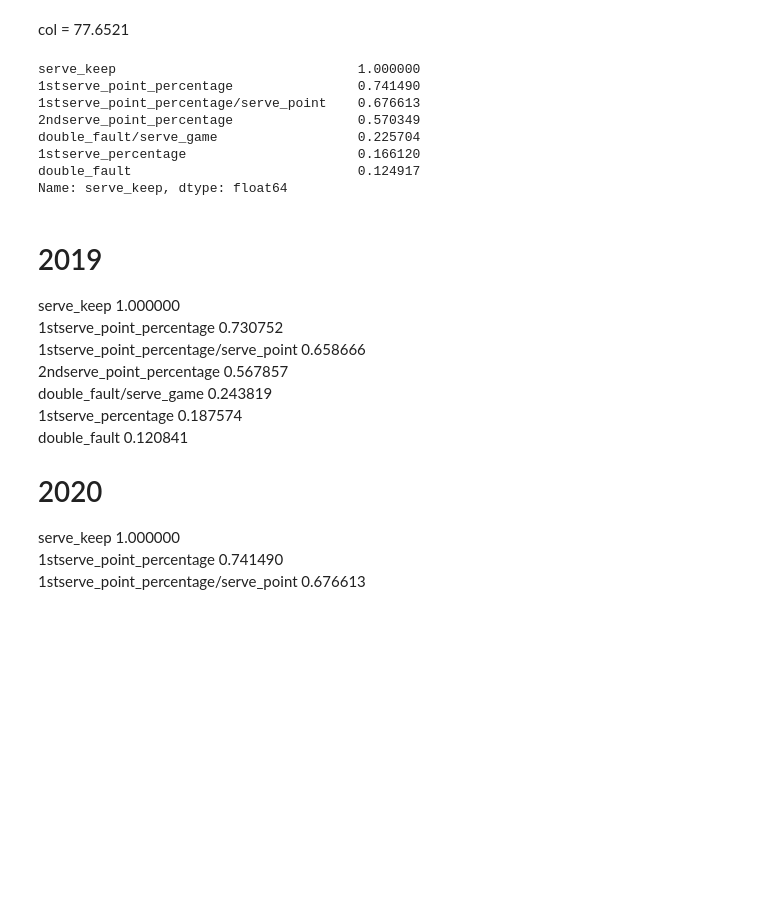
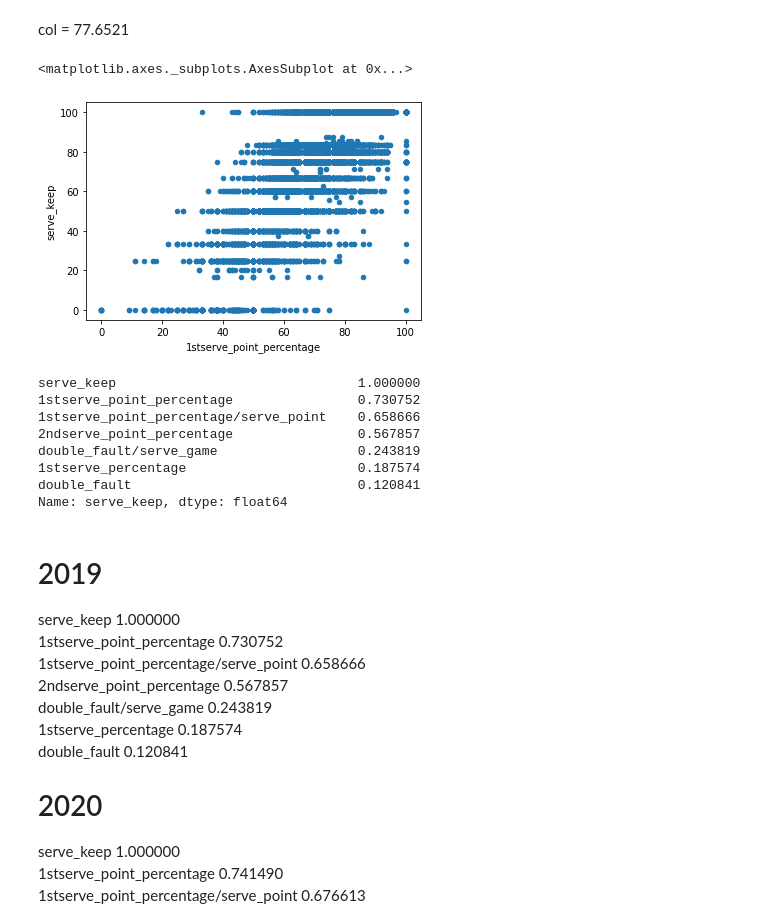
Before and after one commit to tomohitom/Tennis_Game_Analysis, a Jupyter notebook: tennis_stats_analysis/stats_analysis.ipynb, the cells around one changed output. Cells and saved outputs as stored; diff of their text form; code cells hidden in the pictures; blank space fills up the shorter version.

```diff
--- a/tennis_stats_analysis/stats_analysis.ipynb
+++ b/tennis_stats_analysis/stats_analysis.ipynb
@@ -9,7 +9,7 @@ from sklearn.metrics import mean_squared_error
 import matplotlib.pyplot as plt
 from sklearn.model_selection import train_test_split
 
-df = pd.read_csv("sample_data/game_stats_2020.csv")
+df = pd.read_csv("sample_data/game_stats_2019.csv")
 df = df.drop(df[df["serve_keep"] > 100].index, axis = 0)
 
 test_df = pd.read_csv("sample_data/game_stats_2021.csv")
@@ -70,18 +70,24 @@ print(score)
 77.65209055048783
 # %% [markdown]
 col = 77.6521
+# %%
+serve_df.plot(kind = "scatter", x = "1stserve_point_percentage", y = "serve_keep")
+# %% [output]
+<matplotlib.axes._subplots.AxesSubplot at 0x...>
+[figure, added]
 # %%
+#pd.set_option('display.max_columns', 50)
 se = serve_df.corr()["serve_keep"]
 abs_cor = se.map(abs)
 abs_cor.sort_values(ascending = False)
 # %% [output]
 serve_keep                               1.000000
-1stserve_point_percentage                0.741490
-1stserve_point_percentage/serve_point    0.676613
-2ndserve_point_percentage                0.570349
-double_fault/serve_game                  0.225704
-1stserve_percentage                      0.166120
-double_fault                             0.124917
+1stserve_point_percentage                0.730752
+1stserve_point_percentage/serve_point    0.658666
+2ndserve_point_percentage                0.567857
+double_fault/serve_game                  0.243819
+1stserve_percentage                      0.187574
+double_fault                             0.120841
 Name: serve_keep, dtype: float64
 # %% [markdown]
 # 2019
```
